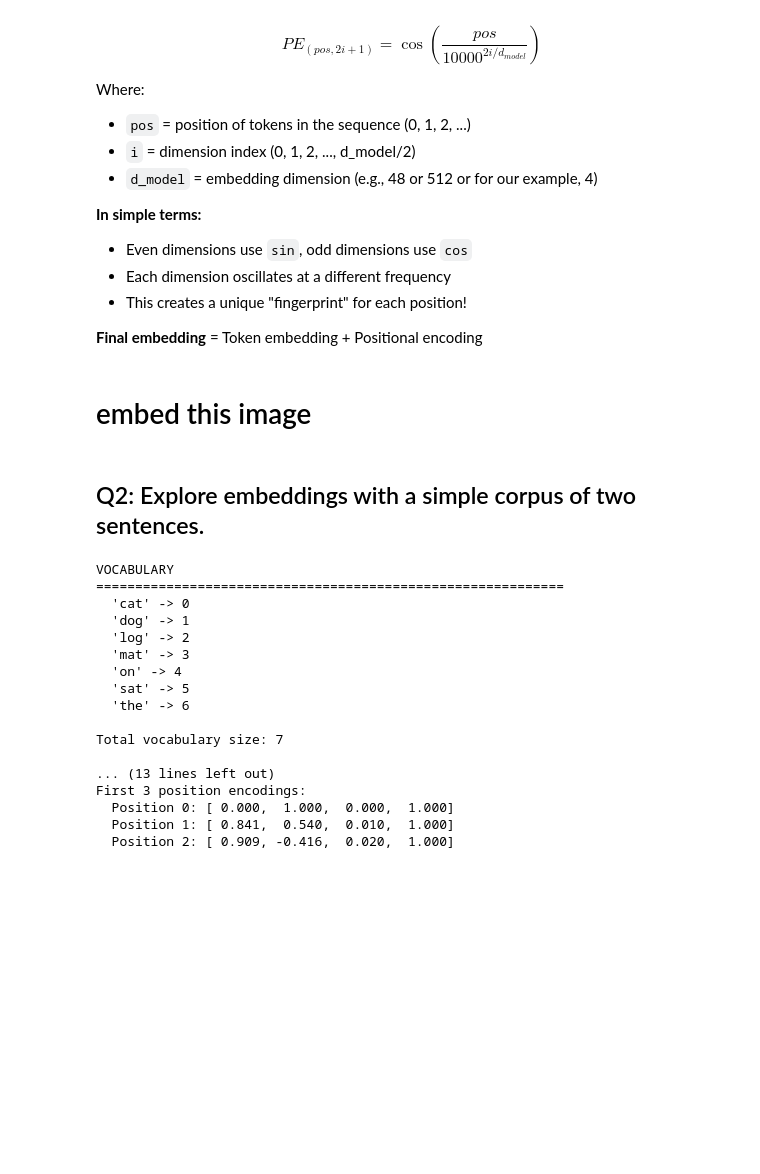
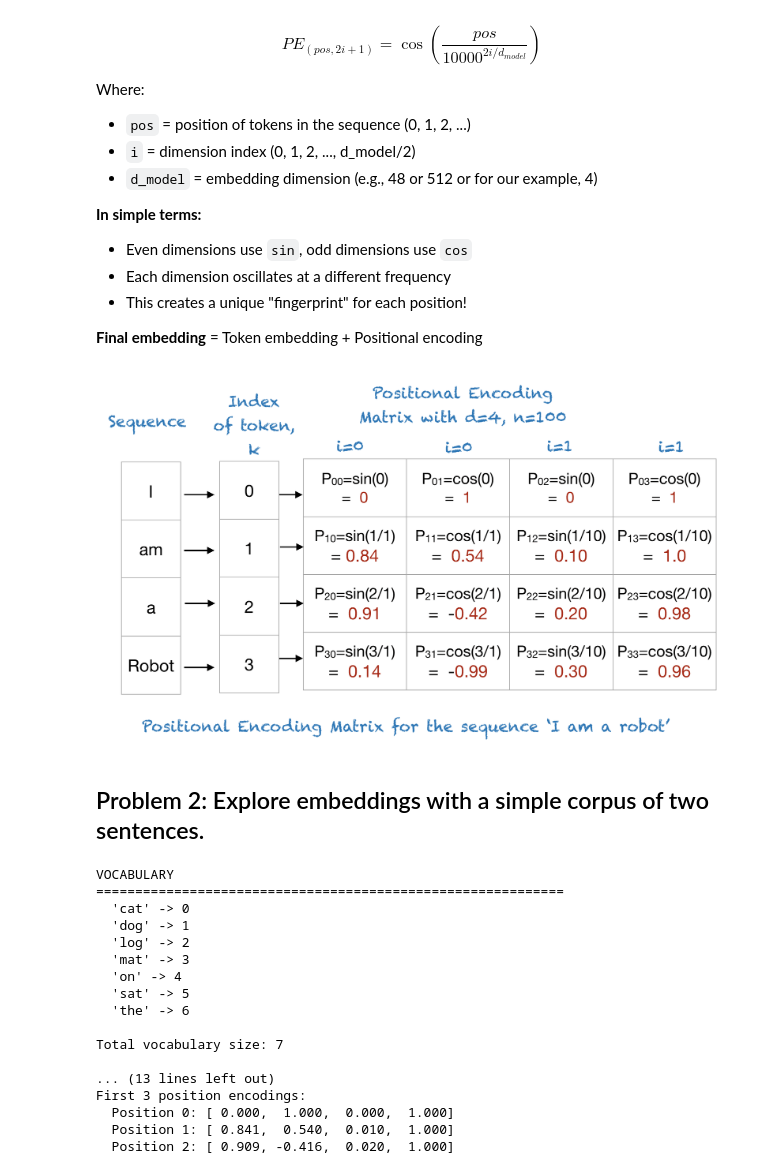
Before and after one commit to errai34/ai4astro_imprs_2025, a Jupyter notebook: tutorial_attention_imprs.ipynb, the cells around one changed output. Drawn from its saved outputs; the diff is of its cells as text; code cells hidden in the pictures; blank space fills up the shorter version.

```diff
--- a/tutorial_attention_imprs.ipynb
+++ b/tutorial_attention_imprs.ipynb
@@ -348,8 +348,13 @@ Where:
 - This creates a unique "fingerprint" for each position!
 
 **Final embedding** = Token embedding + Positional encoding
-# %% [markdown]
-# embed this image
+# %%
+from IPython.display import Image, display
+
+# Display the positional encoding diagram
+display(Image("pos-enc.png", width=800))
+# %% [output]
+[figure, added]
 # %%
 def create_embeddings(vocab_size, embedding_dim=4):
     """Create random embeddings for each word"""
@@ -398,7 +403,7 @@ def embed(token_ids, W_E, PE=None):
 
     return embeddings
 # %% [markdown]
-## Q2: Explore embeddings with a simple corpus of two sentences.
+## Problem 2: Explore embeddings with a simple corpus of two sentences.
 # %%
 # Build vocabulary
 sentences = ["the cat sat on the mat", "The dog sat on the log"]
```
Also changed, not shown: parts of 38 cells of this notebook.
